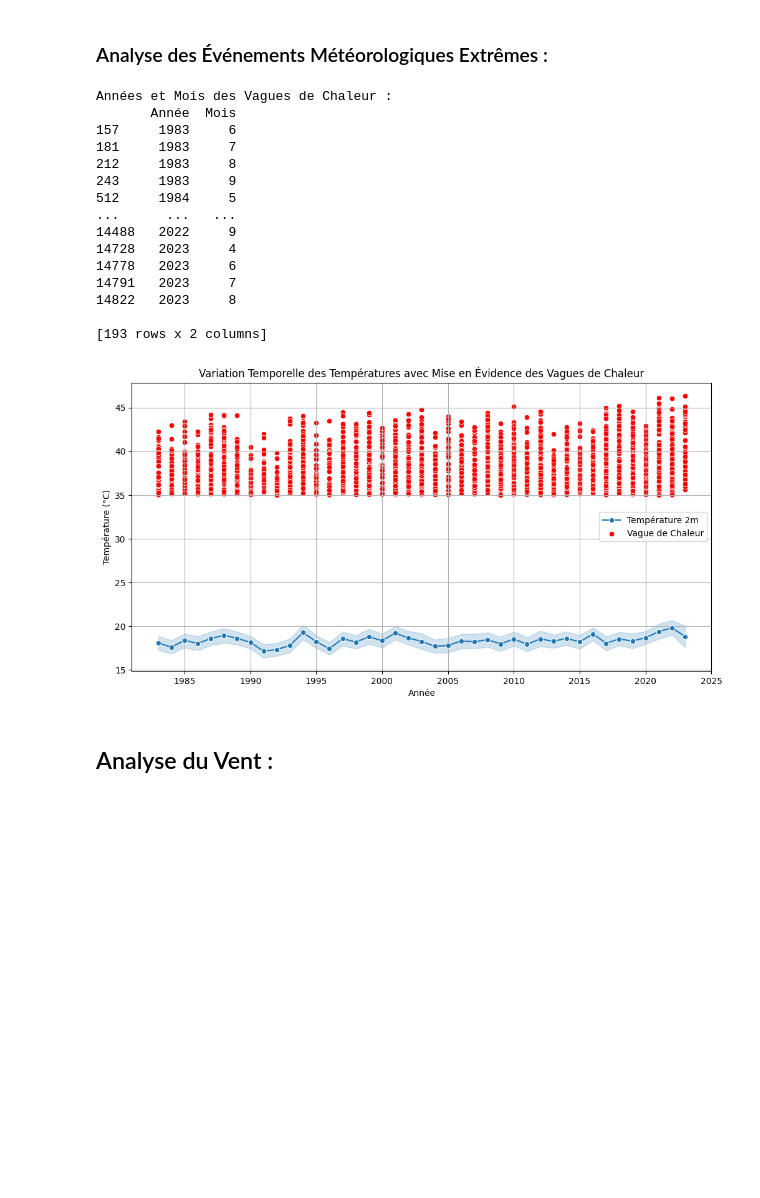
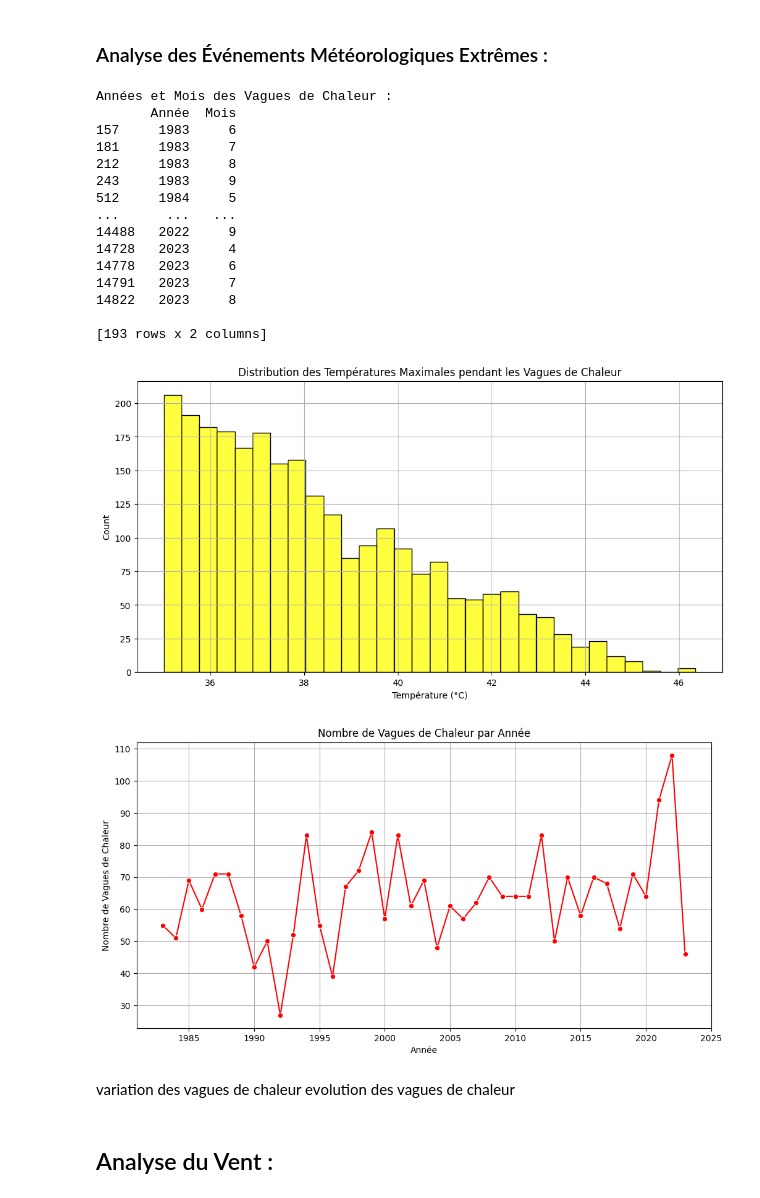
Before and after one commit to AzyzHm/Tunisia-Weather-Analysis, a Jupyter notebook: analyse_météo_tunisienne.ipynb, the cells around one changed output. Cells and saved outputs as stored; diff of their text form; code cells hidden in the pictures; blank space fills up the shorter version.

```diff
--- a/analyse_météo_tunisienne.ipynb
+++ b/analyse_météo_tunisienne.ipynb
@@ -278,38 +260,51 @@ plt.show()
 # %%
 # Identifier les événements météorologiques extrêmes (par exemple, vagues de chaleur)
 heatwaves = mydata[mydata['Température_2m_Max'] > 35]  # Définir un seuil de température pour les vagues de chaleur
 
 # Afficher les années et les mois des vagues de chaleur
 print("Années et Mois des Vagues de Chaleur :")
 print(heatwaves[['Année', 'Mois']].drop_duplicates().sort_values(by=['Année', 'Mois']))
 
-# Graphique de variation temporelle des Températures avec mise en évidence des vagues de chaleur
+#Distribution des Températures Maximales pendant les Vagues de Chaleur
 plt.figure(figsize=(12, 6))
-sns.lineplot(x='Année', y='Température_2m', data=mydata, marker='o', label='Température 2m')
-sns.scatterplot(x='Année', y='Température_2m_Max', data=heatwaves, color='red', label='Vague de Chaleur')
-plt.xlabel('Année')
-plt.ylabel('Température (°C)')
-plt.title('Variation Temporelle des Températures avec Mise en Évidence des Vagues de Chaleur')
-plt.legend()
+sns.histplot(data=heatwaves, x='Température_2m_Max', bins=30, color='yellow')
+plt.xlabel('Température (°C)')
+plt.title('Distribution des Températures Maximales pendant les Vagues de Chaleur')
 plt.grid(True)
 plt.show()
+
+# Calculate the number of heatwaves per year
+heatwaves_per_year = heatwaves.groupby('Année').size()
+
+# Plot the number of heatwaves per year
+plt.figure(figsize=(12, 6))
+sns.lineplot(x=heatwaves_per_year.index, y=heatwaves_per_year.values, marker='o' , color='red')
+plt.xlabel('Année')
+plt.ylabel('Nombre de Vagues de Chaleur')
+plt.title('Nombre de Vagues de Chaleur par Année')
+plt.grid(True)
+plt.show()
 # %% [output]
 Années et Mois des Vagues de Chaleur :
        Année  Mois
 157     1983     6
 181     1983     7
 212     1983     8
 243     1983     9
 512     1984     5
 ...      ...   ...
 14488   2022     9
 14728   2023     4
 14778   2023     6
 14791   2023     7
 14822   2023     8
 
 [193 rows x 2 columns]
-[figure, old version]
+[figure, new version]
+[figure, added]
+# %% [markdown]
+variation des vagues de chaleur
+evolution des vagues de chaleur
 # %% [markdown]
 ## Analyse du Vent :
 # %% [markdown]
```
Also changed, not shown: parts of 13 cells of this notebook.
